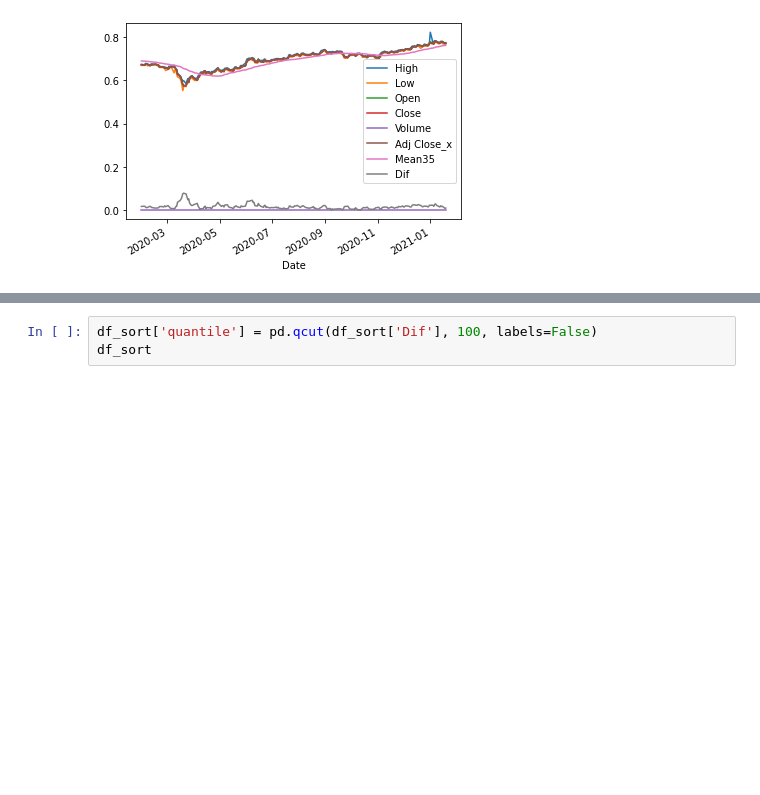
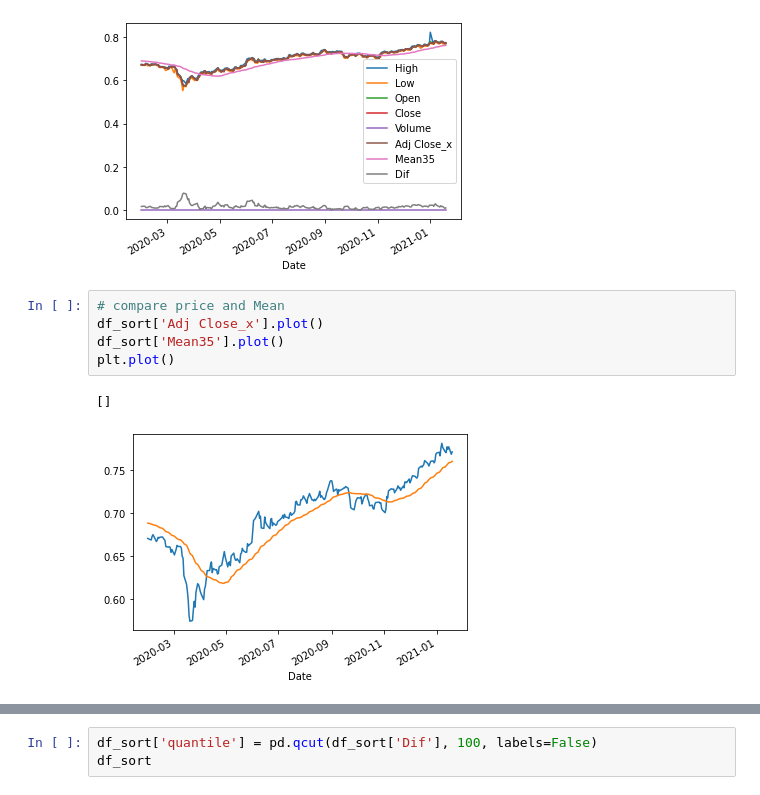
Before and after one commit to tutalae/practice-for-analysing-and-predict-the-price-of-crypto-currency, a Jupyter notebook: Price_Check.ipynb, the cells around one changed output, grey strips where cells are left out. Drawn from its saved outputs; the diff is of its cells as text; blank space fills up the shorter version.

```diff
--- a/Price_Check.ipynb
+++ b/Price_Check.ipynb
@@ -143,3 +143,11 @@ df_sort.plot()
 # %% [output]
 <matplotlib.axes._subplots.AxesSubplot at 0x...>
 [figure]
+# %%
+# compare price and Mean
+df_sort['Adj Close_x'].plot()
+df_sort['Mean35'].plot()
+plt.plot()
+# %% [output]
+[]
+[figure, added]
```
Also changed, not shown: parts of 8 cells of this notebook.
